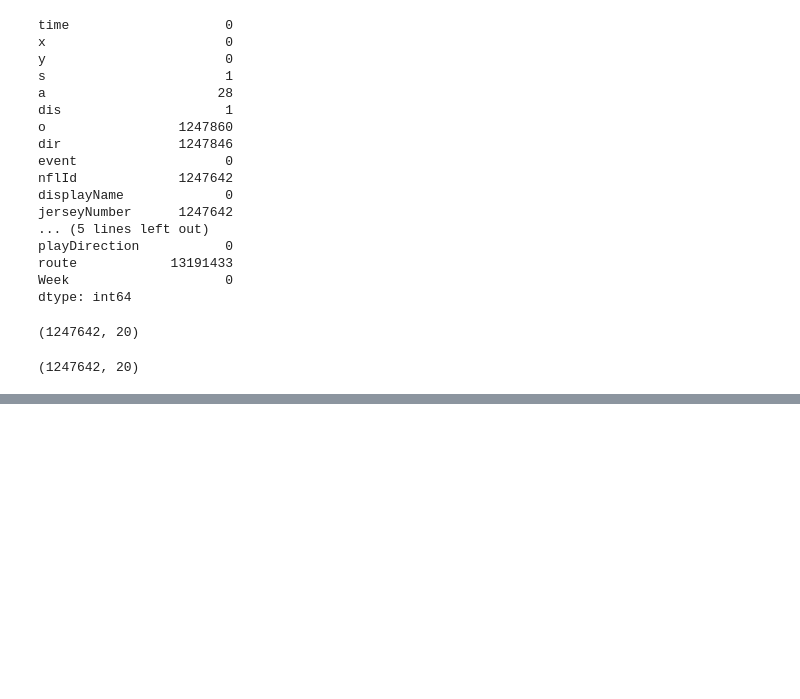
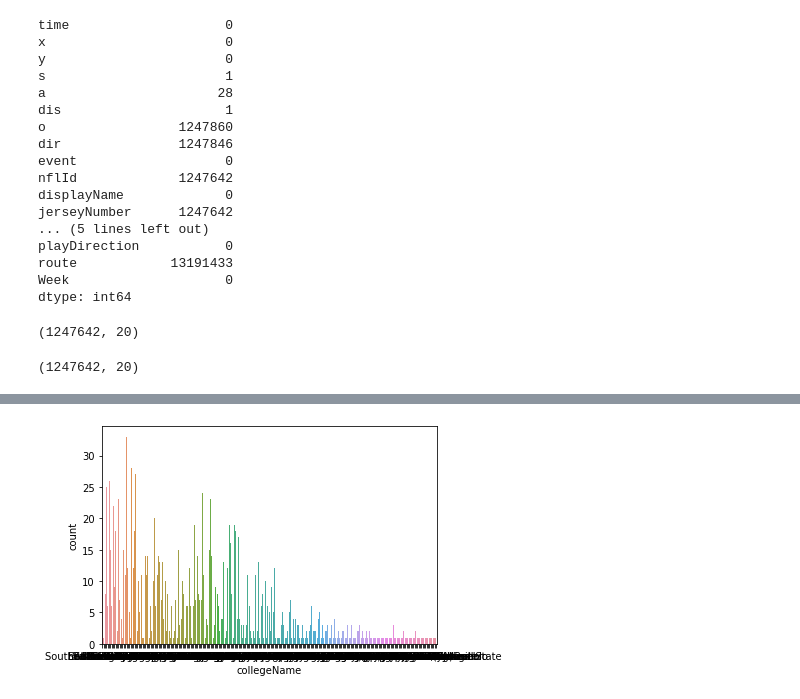
Before and after one commit to kilee722/NFL_Data_Analytics, a Jupyter notebook: nfl_big_data_bowl_2021.ipynb, the cells around one changed output, grey strips where cells are left out. Cells and saved outputs as stored; diff of their text form; code cells hidden in the pictures; blank space fills up the shorter version.

```diff
--- a/nfl_big_data_bowl_2021.ipynb
+++ b/nfl_big_data_bowl_2021.ipynb
@@ -119,0 +370,4 @@ SyntaxError: ignored
+# %%
+cnt("collegeName", players)
+# %% [output]
+[figure, added]
```
Also changed, not shown: parts of 84 cells of this notebook.
